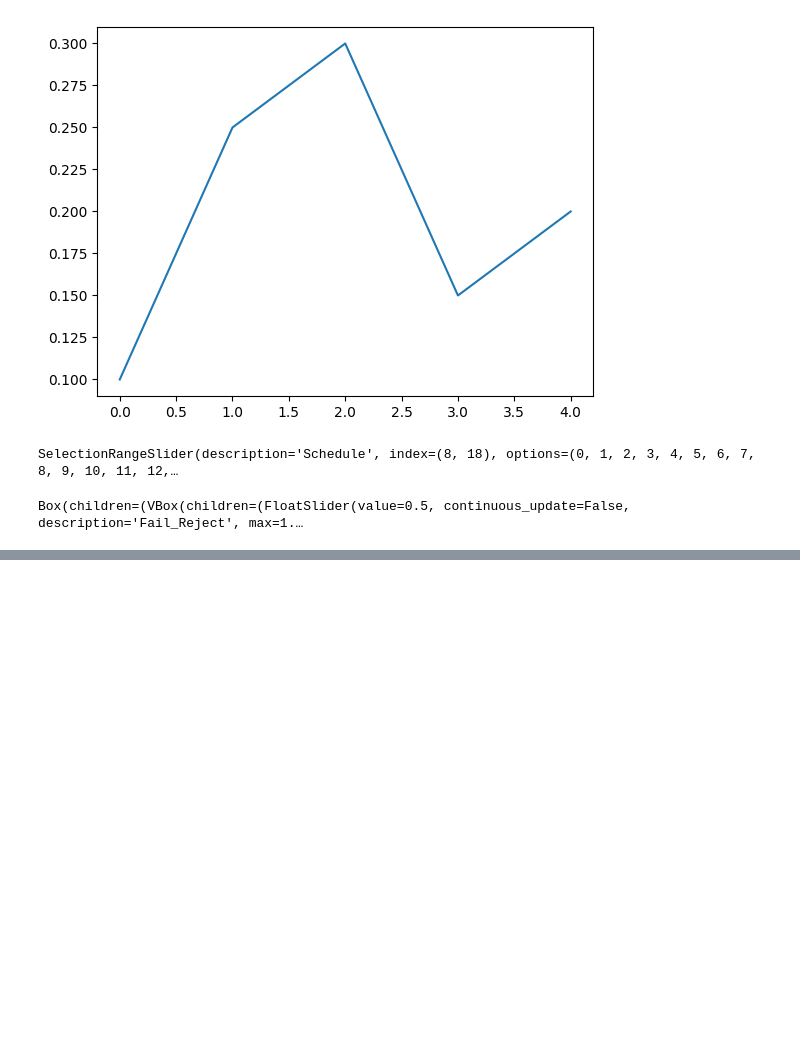
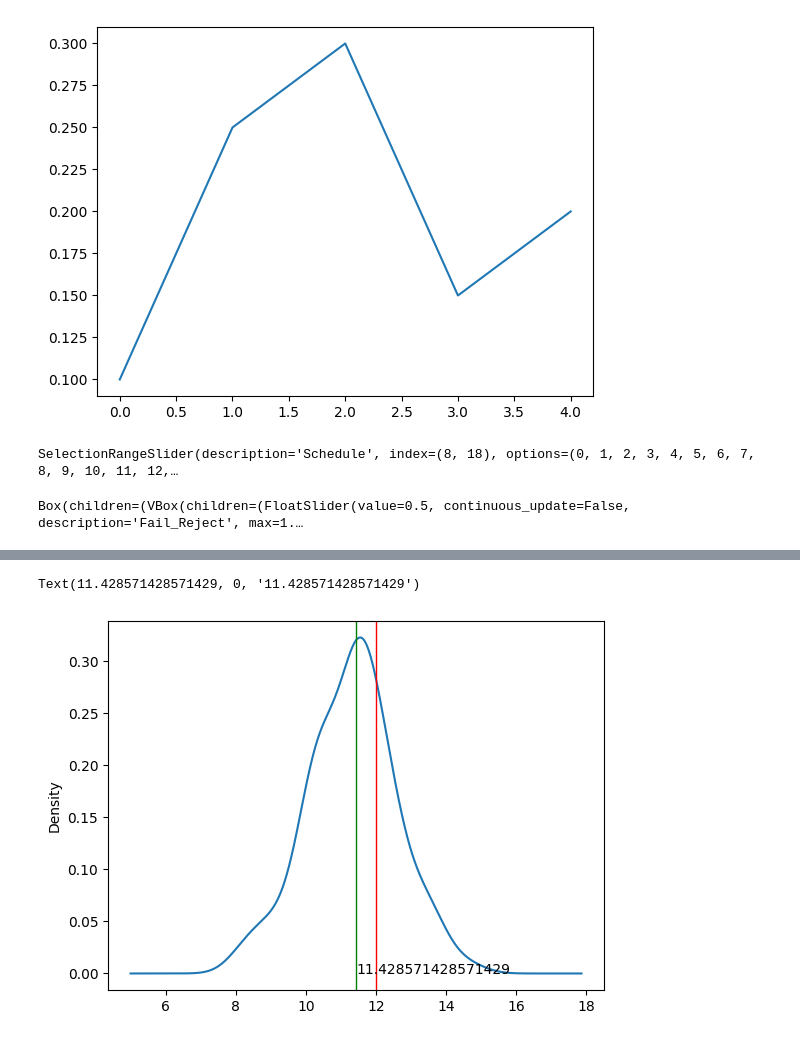
Before and after one commit to qqmax7/mybinder, a Jupyter notebook: Untitled12.ipynb, the cells around one changed output, grey strips where cells are left out. Saved outputs shown, nothing was run; the diff lists cells and outputs as text; code cells hidden in the pictures; blank space fills up the shorter version.

```diff
--- a/Untitled12.ipynb
+++ b/Untitled12.ipynb
@@ -181,0 +225,8 @@ Box(children=(VBox(children=(FloatSlider(value=0.5, continuous_update=False, des
+# %%
+p = stats['target'].plot(kind='kde')
+p.axvline(x=stats['target'].median(), color= 'green', linewidth=1,)
+p.axvline(x=Target.value * 100, color= 'red', linewidth=1,)
+p.annotate(stats['target'].median(), xy=(stats['target'].median(),0))
+# %% [output]
+Text(11.428571428571429, 0, '11.428571428571429')
+[figure, added]
```
Also changed, not shown: parts of 4 cells of this notebook.
